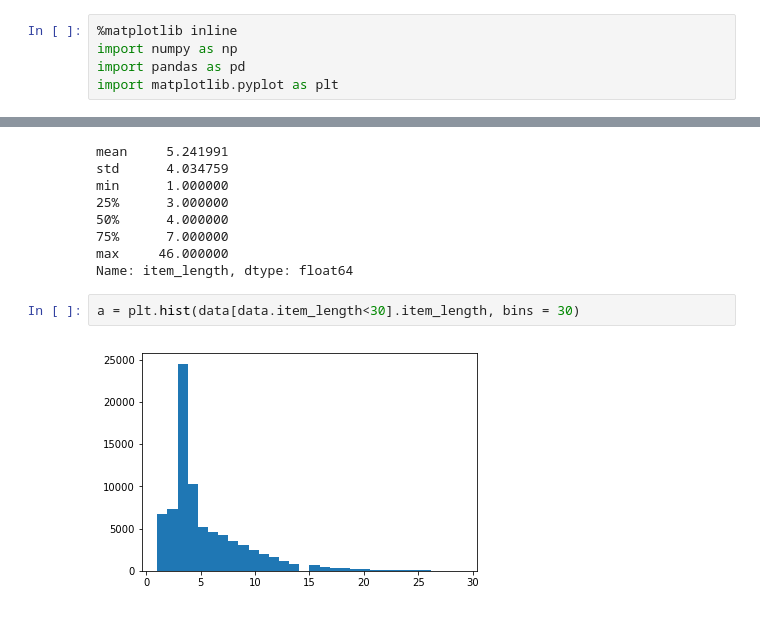
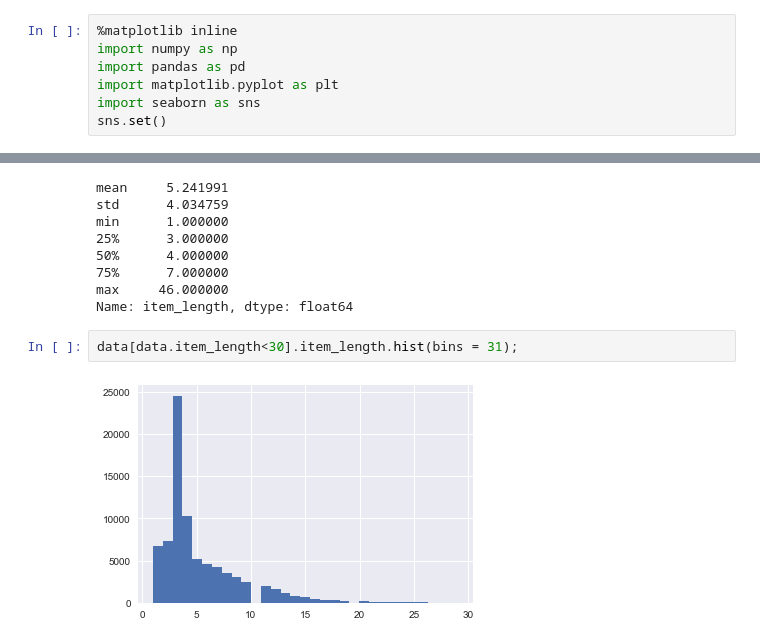
Before and after one commit to Iwontbecreative/the-right-price, a Jupyter notebook: Descriptive Statistics.ipynb, the cells around one changed output, grey strips where cells are left out. Cells and saved outputs as stored; diff of their text form.

```diff
--- a/Descriptive Statistics.ipynb
+++ b/Descriptive Statistics.ipynb
@@ -3,6 +3,8 @@
 import numpy as np
 import pandas as pd
 import matplotlib.pyplot as plt
+import seaborn as sns
+sns.set()
 # %%
 data = pd.read_csv('all_items_improved.csv', sep=',')
 # %% [markdown]
@@ -123,6 +123,6 @@ min      1.000000
 max     46.000000
 Name: item_length, dtype: float64
 # %%
-a = plt.hist(data[data.item_length<30].item_length, bins = 30)
+data[data.item_length<30].item_length.hist(bins = 31);
 # %% [output]
-[figure, old version]
+[figure, new version]
```
Also changed, not shown: parts of 22 cells of this notebook, 1 other file.
